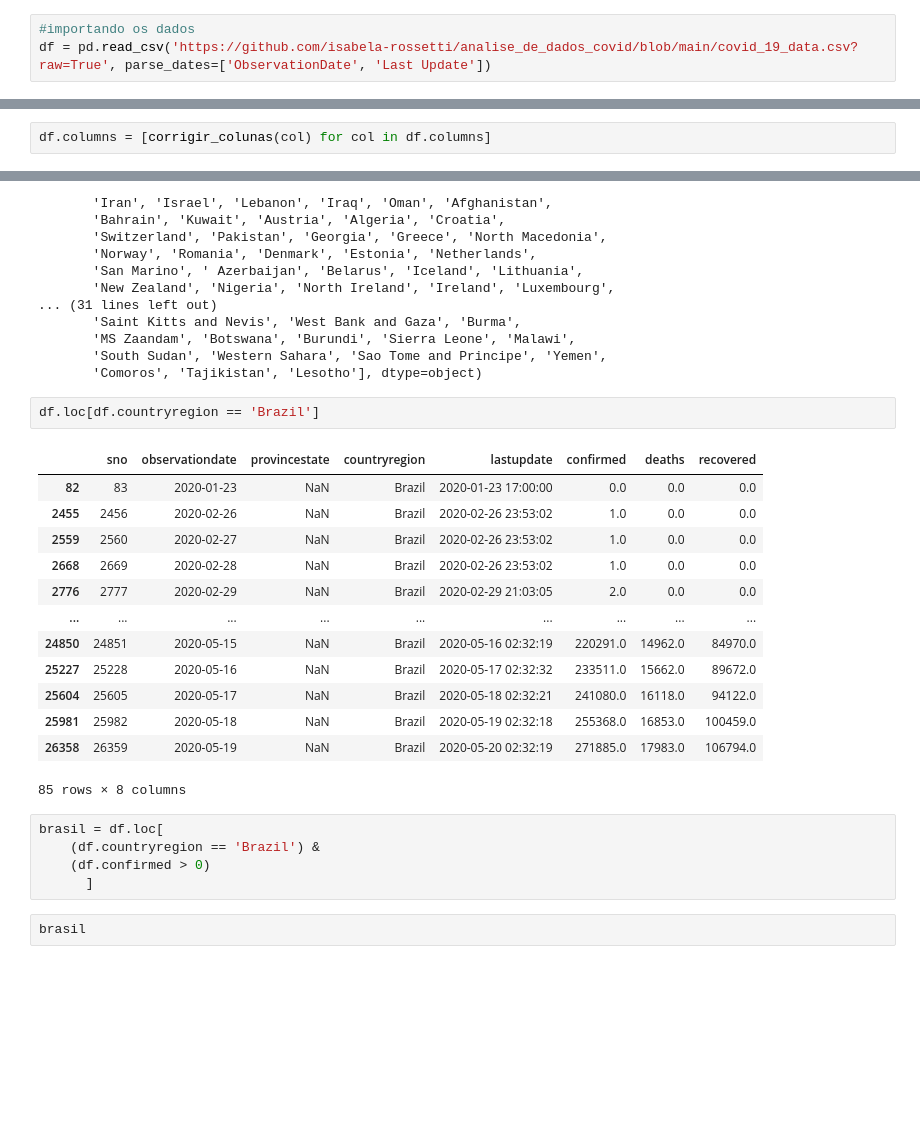
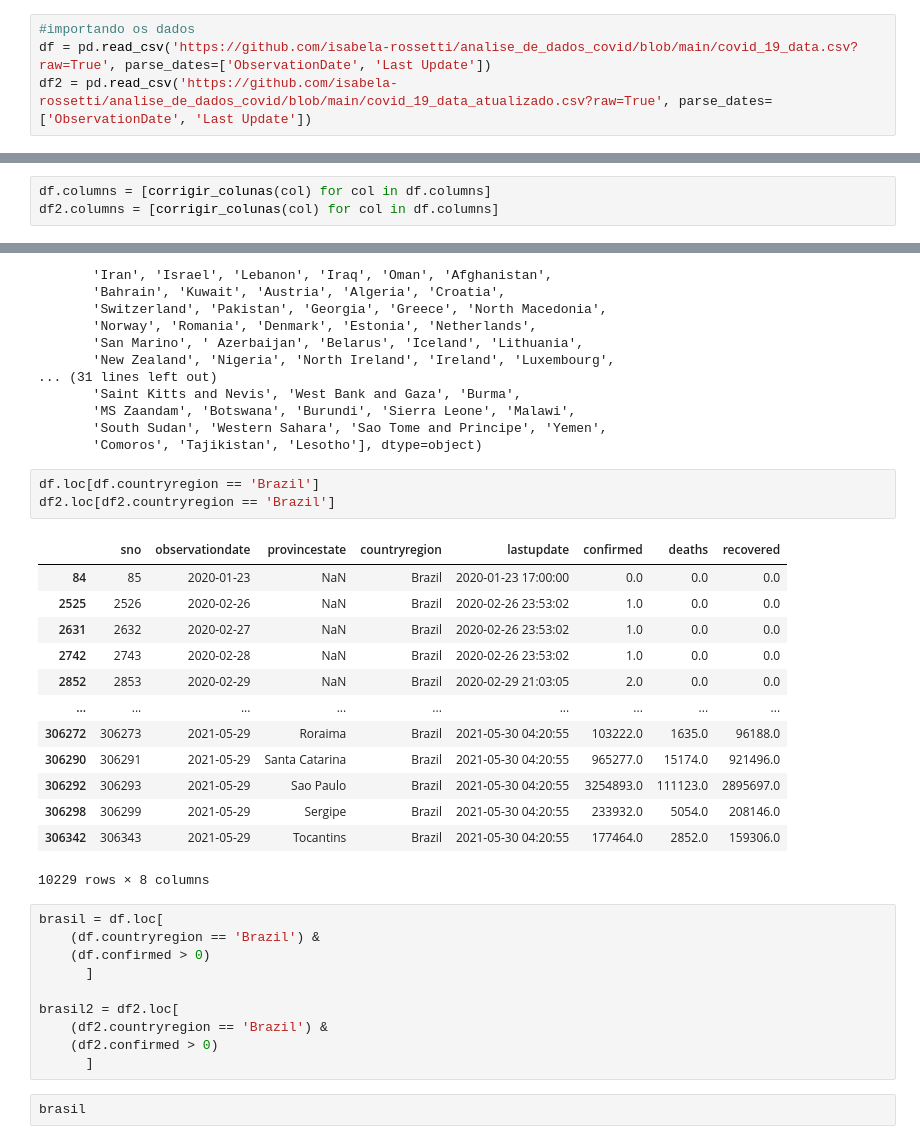
Before and after one commit to isabela-rossetti/analise_de_dados_covid, a Jupyter notebook: evolucao_COVID-19.ipynb, the cells around one changed output, grey strips where cells are left out. Cells and saved outputs as stored; diff of their text form; blank space fills up the shorter version.

Commit message:
notebook atualizado com dados mais recentes

```diff
--- a/evolucao_COVID-19.ipynb
+++ b/evolucao_COVID-19.ipynb
@@ -18,6 +17,7 @@ from pmdarima.arima import auto_arima
 # %%
 #importando os dados
 df = pd.read_csv('https://github.com/isabela-rossetti/analise_de_dados_covid/blob/main/covid_19_data.csv?raw=True', parse_dates=['ObservationDate', 'Last Update'])
+df2 = pd.read_csv('https://github.com/isabela-rossetti/analise_de_dados_covid/blob/main/covid_19_data_atualizado.csv?raw=True', parse_dates=['ObservationDate', 'Last Update'])
 # %%
 df
 # %% [output]
@@ -70,5 +100,6 @@ Index(['SNo', 'ObservationDate', 'Province/State', 'Country/Region',
 # %%
 df.columns = [corrigir_colunas(col) for col in df.columns]
+df2.columns = [corrigir_colunas(col) for col in df.columns]
 # %%
 df
 # %% [output]
@@ -109,25 +156,31 @@ array(['Mainland China', 'Hong Kong', 'Macau', 'Taiwan', 'US', 'Japan',
        'Comoros', 'Tajikistan', 'Lesotho'], dtype=object)
 # %%
 df.loc[df.countryregion == 'Brazil']
+df2.loc[df2.countryregion == 'Brazil']
 # %% [output]
 |  | sno | observationdate | provincestate | countryregion | lastupdate | confirmed | deaths | recovered |
-| 82 | 83 | 2020-01-23 | NaN | Brazil | 2020-01-23 17:00:00 | 0.0 | 0.0 | 0.0 |
-| 2455 | 2456 | 2020-02-26 | NaN | Brazil | 2020-02-26 23:53:02 | 1.0 | 0.0 | 0.0 |
-| 2559 | 2560 | 2020-02-27 | NaN | Brazil | 2020-02-26 23:53:02 | 1.0 | 0.0 | 0.0 |
-| 2668 | 2669 | 2020-02-28 | NaN | Brazil | 2020-02-26 23:53:02 | 1.0 | 0.0 | 0.0 |
-| 2776 | 2777 | 2020-02-29 | NaN | Brazil | 2020-02-29 21:03:05 | 2.0 | 0.0 | 0.0 |
+| 84 | 85 | 2020-01-23 | NaN | Brazil | 2020-01-23 17:00:00 | 0.0 | 0.0 | 0.0 |
+| 2525 | 2526 | 2020-02-26 | NaN | Brazil | 2020-02-26 23:53:02 | 1.0 | 0.0 | 0.0 |
+| 2631 | 2632 | 2020-02-27 | NaN | Brazil | 2020-02-26 23:53:02 | 1.0 | 0.0 | 0.0 |
+| 2742 | 2743 | 2020-02-28 | NaN | Brazil | 2020-02-26 23:53:02 | 1.0 | 0.0 | 0.0 |
+| 2852 | 2853 | 2020-02-29 | NaN | Brazil | 2020-02-29 21:03:05 | 2.0 | 0.0 | 0.0 |
 | ... | ... | ... | ... | ... | ... | ... | ... | ... |
-| 24850 | 24851 | 2020-05-15 | NaN | Brazil | 2020-05-16 02:32:19 | 220291.0 | 14962.0 | 84970.0 |
-| 25227 | 25228 | 2020-05-16 | NaN | Brazil | 2020-05-17 02:32:32 | 233511.0 | 15662.0 | 89672.0 |
-| 25604 | 25605 | 2020-05-17 | NaN | Brazil | 2020-05-18 02:32:21 | 241080.0 | 16118.0 | 94122.0 |
-| 25981 | 25982 | 2020-05-18 | NaN | Brazil | 2020-05-19 02:32:18 | 255368.0 | 16853.0 | 100459.0 |
-| 26358 | 26359 | 2020-05-19 | NaN | Brazil | 2020-05-20 02:32:19 | 271885.0 | 17983.0 | 106794.0 |
+| 306272 | 306273 | 2021-05-29 | Roraima | Brazil | 2021-05-30 04:20:55 | 103222.0 | 1635.0 | 96188.0 |
+| 306290 | 306291 | 2021-05-29 | Santa Catarina | Brazil | 2021-05-30 04:20:55 | 965277.0 | 15174.0 | 921496.0 |
+| 306292 | 306293 | 2021-05-29 | Sao Paulo | Brazil | 2021-05-30 04:20:55 | 3254893.0 | 111123.0 | 2895697.0 |
+| 306298 | 306299 | 2021-05-29 | Sergipe | Brazil | 2021-05-30 04:20:55 | 233932.0 | 5054.0 | 208146.0 |
+| 306342 | 306343 | 2021-05-29 | Tocantins | Brazil | 2021-05-30 04:20:55 | 177464.0 | 2852.0 | 159306.0 |
-85 rows × 8 columns
+10229 rows × 8 columns
 # %%
 brasil = df.loc[
     (df.countryregion == 'Brazil') &
     (df.confirmed > 0)
       ]
+
+brasil2 = df2.loc[
+    (df2.countryregion == 'Brazil') &
+    (df2.confirmed > 0)
+      ]
 # %%
 brasil
 # %% [output]
```
Also changed, not shown: parts of 18 cells of this notebook.
